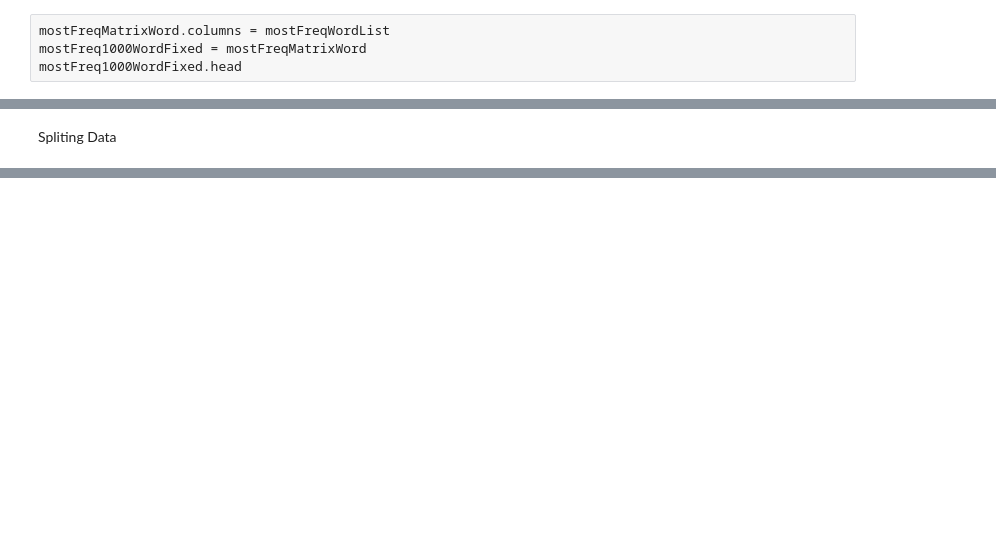
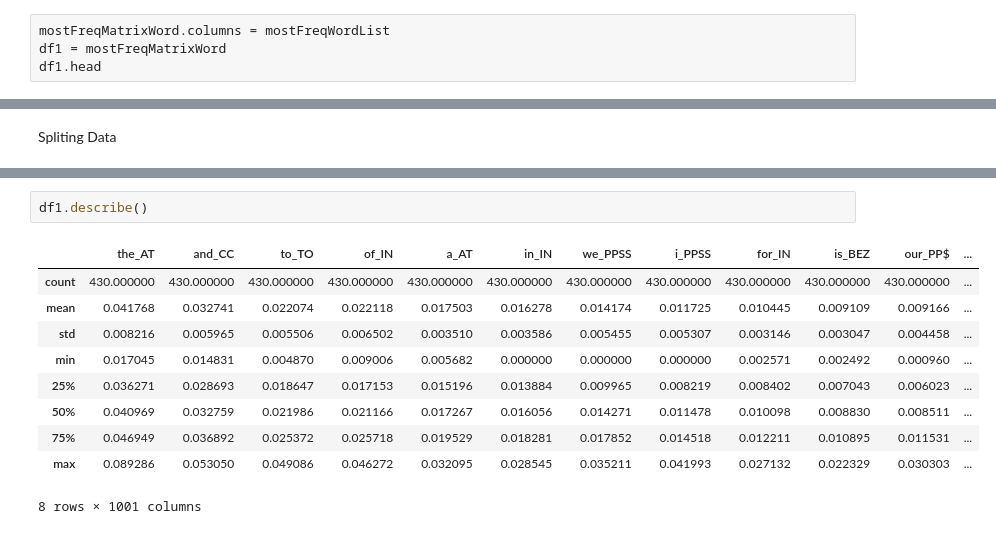
Before and after one commit to luismangubat/Presidential-Election-Predictor, a Jupyter notebook: CISC_251_Project.ipynb, the cells around one changed output, grey strips where cells are left out. Saved outputs shown, nothing was run; the diff lists cells and outputs as text; blank space fills up the shorter version.

```diff
--- a/CISC_251_Project.ipynb
+++ b/CISC_251_Project.ipynb
@@ -67,8 +72,8 @@ Concatinating Frequent Word Labels and Frequent Word Matrix into
 a single dataframe.
 # %%
 mostFreqMatrixWord.columns = mostFreqWordList
-mostFreq1000WordFixed = mostFreqMatrixWord
-mostFreq1000WordFixed.head
+df1 = mostFreqMatrixWord
+df1.head
 # %% [output]
 <bound method NDFrame.head of        the_AT    and_CC     to_TO  ...  areas_NNS  outstanding_JJ  streets_NNS
 0    0.040797  0.031784  0.023482  ...   0.000237             0.0     0.000000
@@ -187,0 +268,13 @@ print(train)
+# %%
+df1.describe()
+# %% [output]
+|  | the_AT | and_CC | to_TO | of_IN | a_AT | in_IN | we_PPSS | i_PPSS | for_IN | is_BEZ | our_PP$ | ... |
+| count | 430.000000 | 430.000000 | 430.000000 | 430.000000 | 430.000000 | 430.000000 | 430.000000 | 430.000000 | 430.000000 | 430.000000 | 430.000000 | ... |
+| mean | 0.041768 | 0.032741 | 0.022074 | 0.022118 | 0.017503 | 0.016278 | 0.014174 | 0.011725 | 0.010445 | 0.009109 | 0.009166 | ... |
+| std | 0.008216 | 0.005965 | 0.005506 | 0.006502 | 0.003510 | 0.003586 | 0.005455 | 0.005307 | 0.003146 | 0.003047 | 0.004458 | ... |
+| min | 0.017045 | 0.014831 | 0.004870 | 0.009006 | 0.005682 | 0.000000 | 0.000000 | 0.000000 | 0.002571 | 0.002492 | 0.000960 | ... |
+| 25% | 0.036271 | 0.028693 | 0.018647 | 0.017153 | 0.015196 | 0.013884 | 0.009965 | 0.008219 | 0.008402 | 0.007043 | 0.006023 | ... |
+| 50% | 0.040969 | 0.032759 | 0.021986 | 0.021166 | 0.017267 | 0.016056 | 0.014271 | 0.011478 | 0.010098 | 0.008830 | 0.008511 | ... |
+| 75% | 0.046949 | 0.036892 | 0.025372 | 0.025718 | 0.019529 | 0.018281 | 0.017852 | 0.014518 | 0.012211 | 0.010895 | 0.011531 | ... |
+| max | 0.089286 | 0.053050 | 0.049086 | 0.046272 | 0.032095 | 0.028545 | 0.035211 | 0.041993 | 0.027132 | 0.022329 | 0.030303 | ... |
+8 rows × 1001 columns
```
Also changed, not shown: parts of 13 cells of this notebook.
